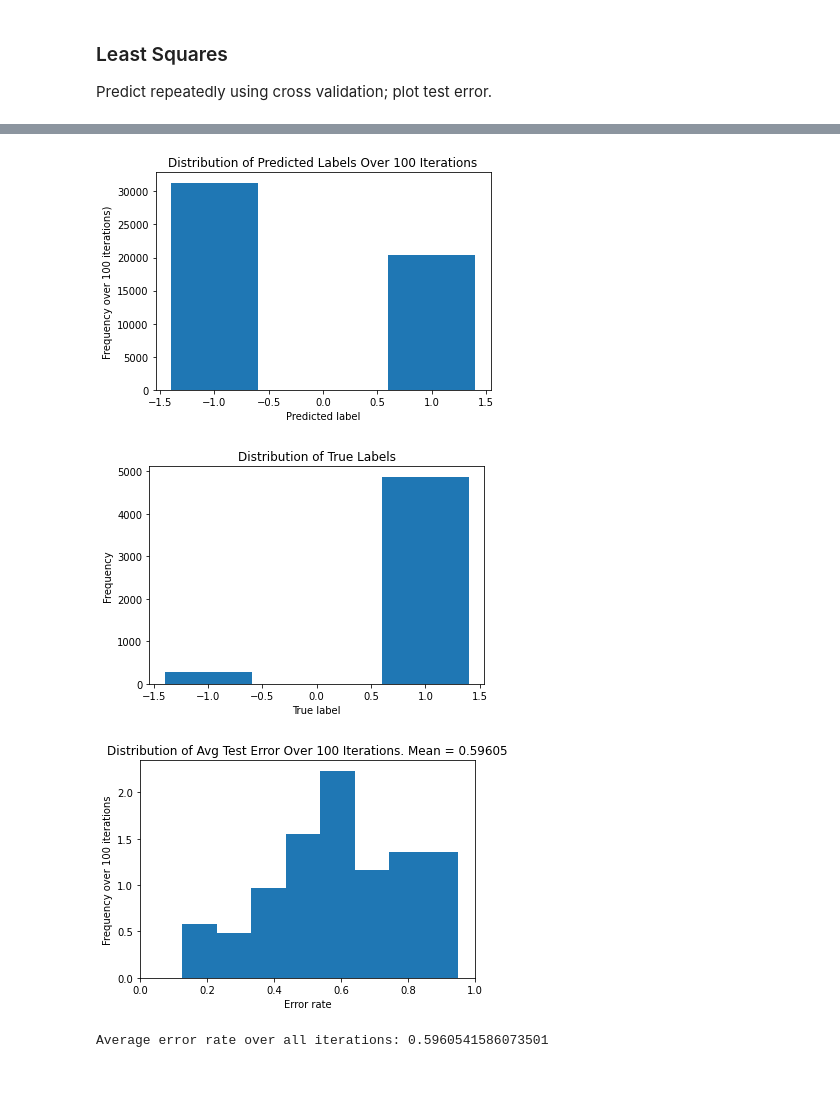
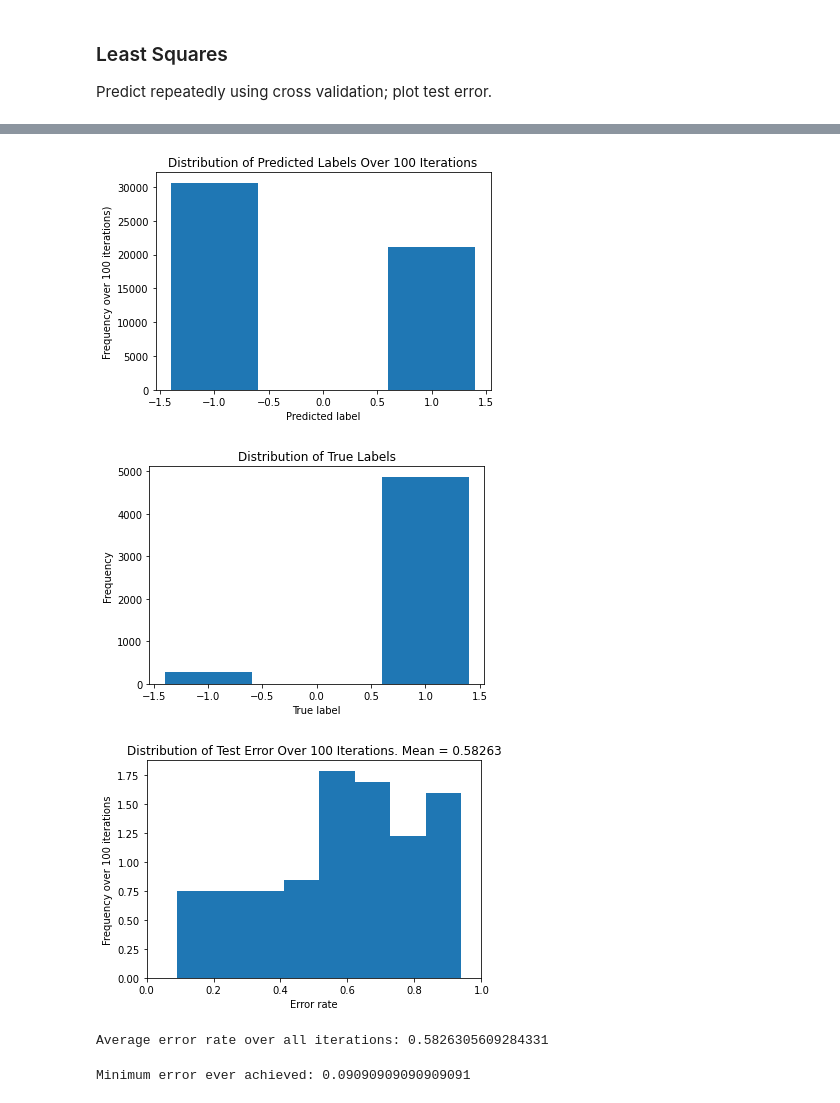
Before and after one commit to cvilter/mother-child-attitudes, a Jupyter notebook: models.ipynb, the cells around one changed output, grey strips where cells are left out. Cells and saved outputs as stored; diff of their text form; code cells hidden in the pictures.

```diff
--- a/models.ipynb
+++ b/models.ipynb
@@ -46,12 +50,12 @@ Predict repeatedly using cross validation; plot test error.
 def perform_ls(N, y):
     '''
     Performs least squares with cross validation over N iterations using the indicated
-    y variable (of "y_binary" and "y_scale").
+    y variable (of the two choices "y_binary" and "y_scale").
 
     Prints three plots:
         "Distribution of Predicted Labels Over N Iterations"
         "Distribution of True Labels"
-        "Distribution of Avg Test Error Over N  Iterations"
+        "Distribution of Test Error Over N Iterations"
     And returns two pieces of information:
         Average error rate over all iterations
         Best w-hat from all iterations (w-hat associated with the lowest error)
@@ -171,8 +175,11 @@ def perform_ls(N, y):
     plt.xlim(0, 1)
     plt.xlabel('Error rate')
     plt.ylabel('Frequency over {:.0f} iterations'.format(N))
-    plt.title('Distribution of Avg Test Error Over {:.0f} Iterations. Mean = {:.5f}'.format(N, avg_err))
+    plt.title('Distribution of Test Error Over {:.0f} Iterations. Mean = {:.5f}'.format(N, avg_err))
     plt.show()
 
-    return(avg_err, best_w_hat)
+    return(avg_err, best_w_hat, min_err)
+# %%
+# set N for both models
+N = 100
 # %%
@@ -208,13 +219,17 @@ array([[ 2.29967989e+02],
 # %%
-avg_err, best_w_hat = perform_ls(100, "y_binary")
+avg_err, best_w_hat, min_err = perform_ls(N, "y_binary")
 # %% [output]
-[figure, old version]
+[figure, new version]
 [figure]
-[figure, old version]
+[figure, new version]
 # %%
 print("Average error rate over all iterations:", avg_err)
 # %% [output]
-Average error rate over all iterations: 0.5960541586073501
+Average error rate over all iterations: 0.5826305609284331
+# %%
+print("Minimum error ever achieved:", min_err)
+# %% [output]
+Minimum error ever achieved: 0.09090909090909091
 # %%
 best_w_hat
 # %% [output]
```
Also changed, not shown: parts of 6 cells of this notebook.
